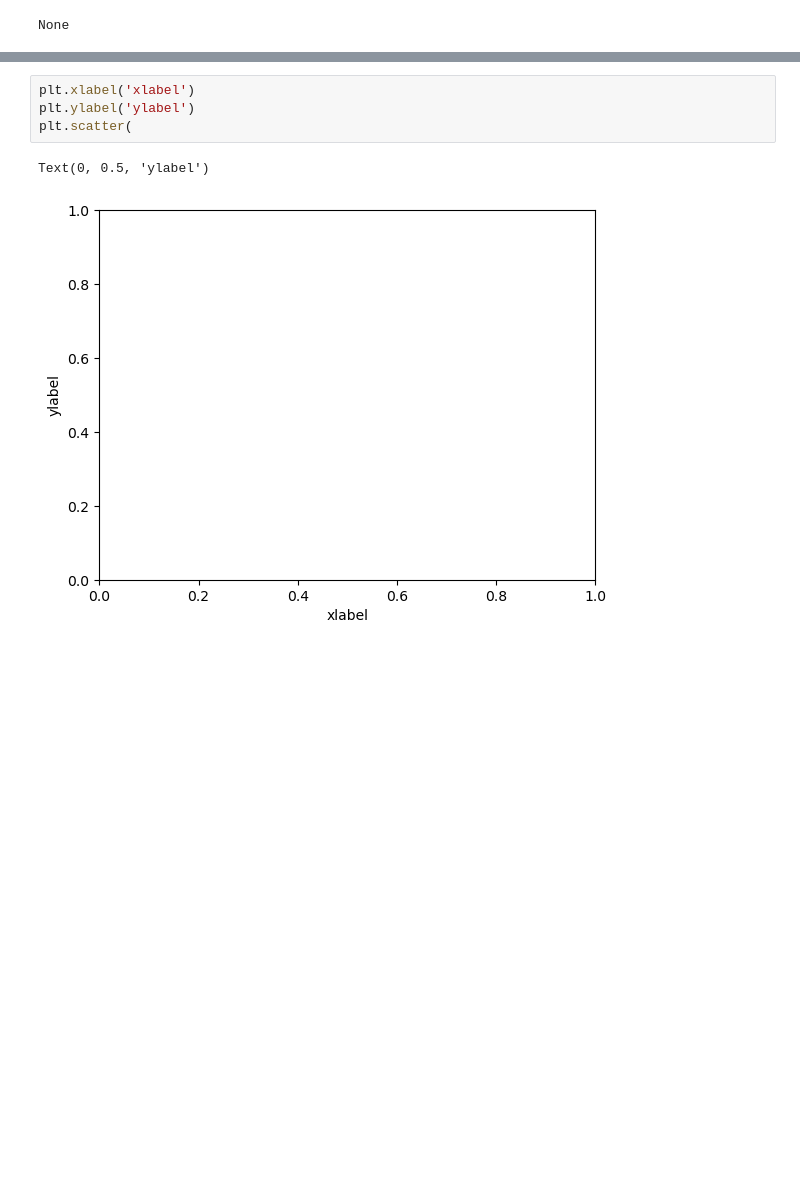
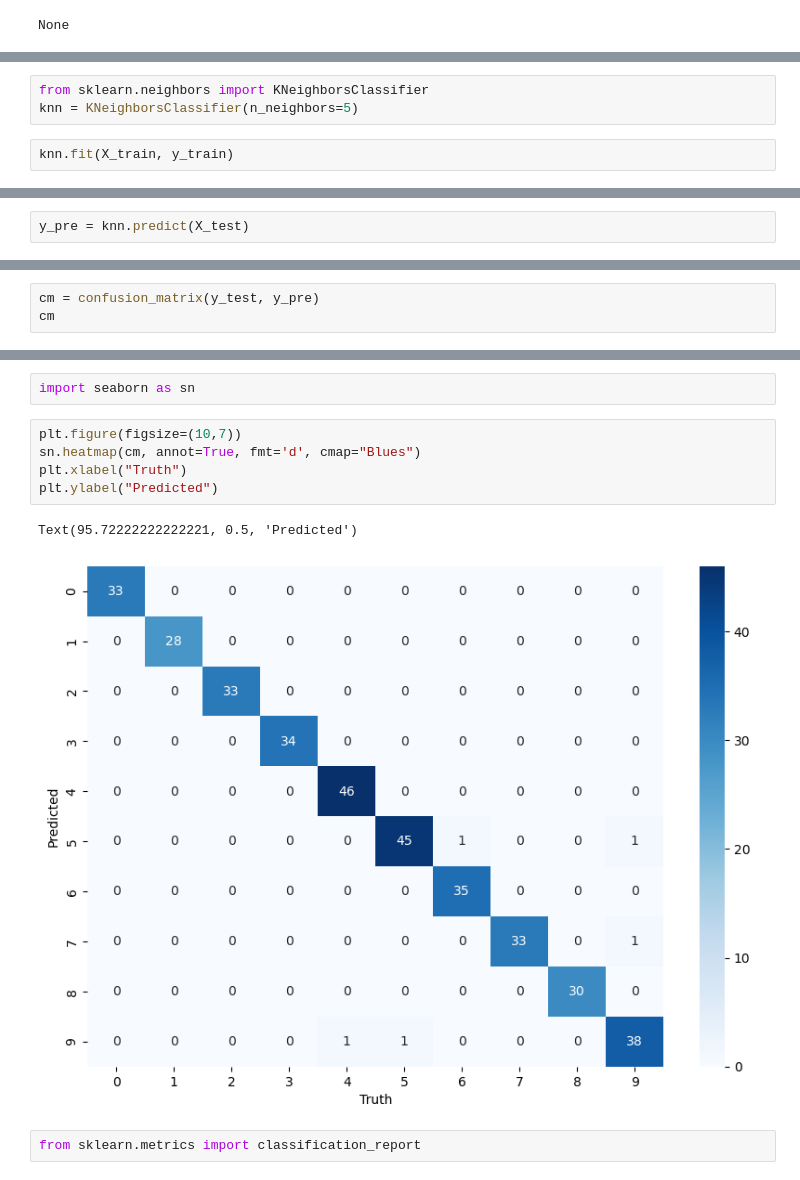
Before and after one commit to ParthManna/Machine_Learning, a Jupyter notebook: K Nearest Neighbors/digit_KNN.ipynb, the cells around one changed output, grey strips where cells are left out. Drawn from its saved outputs; the diff is of its cells as text; blank space fills up the shorter version.

```diff
--- a/K Nearest Neighbors/digit_KNN.ipynb
+++ b/K Nearest Neighbors/digit_KNN.ipynb
@@ -29,0 +33,5 @@ None
+# %%
+from sklearn.neighbors import KNeighborsClassifier
+knn = KNeighborsClassifier(n_neighbors=5)
+# %%
+knn.fit(X_train, y_train)
@@ -30,3 +44,5 @@ None
+# %%
+y_pre = knn.predict(X_test)
 # %%
 %matplotlib inline
 import matplotlib.pyplot as plt
@@ -32,0 +50,3 @@ import matplotlib.pyplot as plt
+# %%
+cm = confusion_matrix(y_test, y_pre)
+cm
@@ -33,7 +64,12 @@ import matplotlib.pyplot as plt
 # %%
-plt.xlabel('xlabel')
-plt.ylabel('ylabel')
-plt.scatter(
+import seaborn as sn
-# %% [output]
-Text(0, 0.5, 'ylabel')
-[figure, removed]
+# %%
+plt.figure(figsize=(10,7))
+sn.heatmap(cm, annot=True, fmt='d', cmap="Blues")
+plt.xlabel("Truth")
+plt.ylabel("Predicted")
+# %% [output]
+Text(95.72222222222221, 0.5, 'Predicted')
+[figure, added]
+# %%
+from sklearn.metrics import classification_report
```
Also changed, not shown: parts of 6 cells of this notebook.
